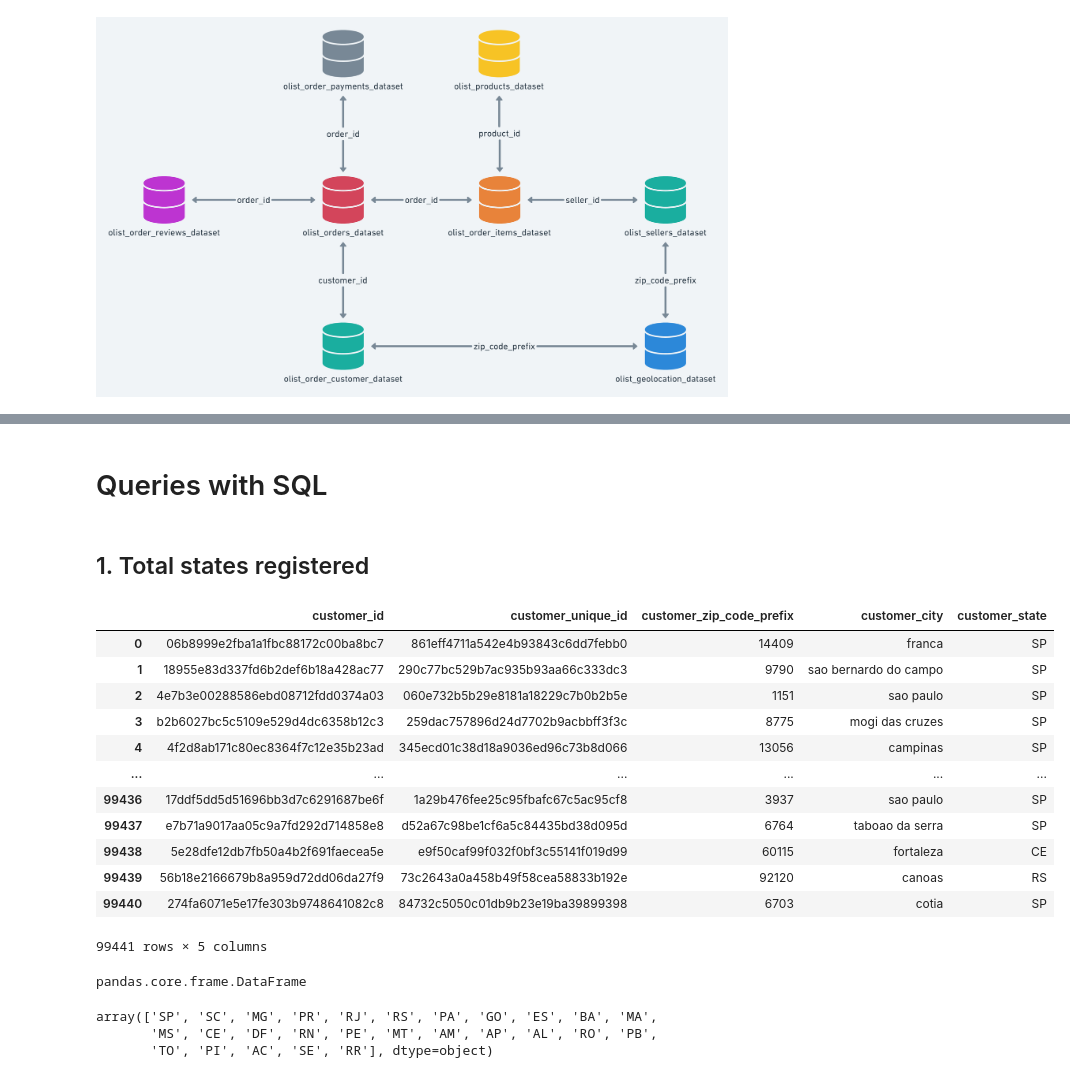
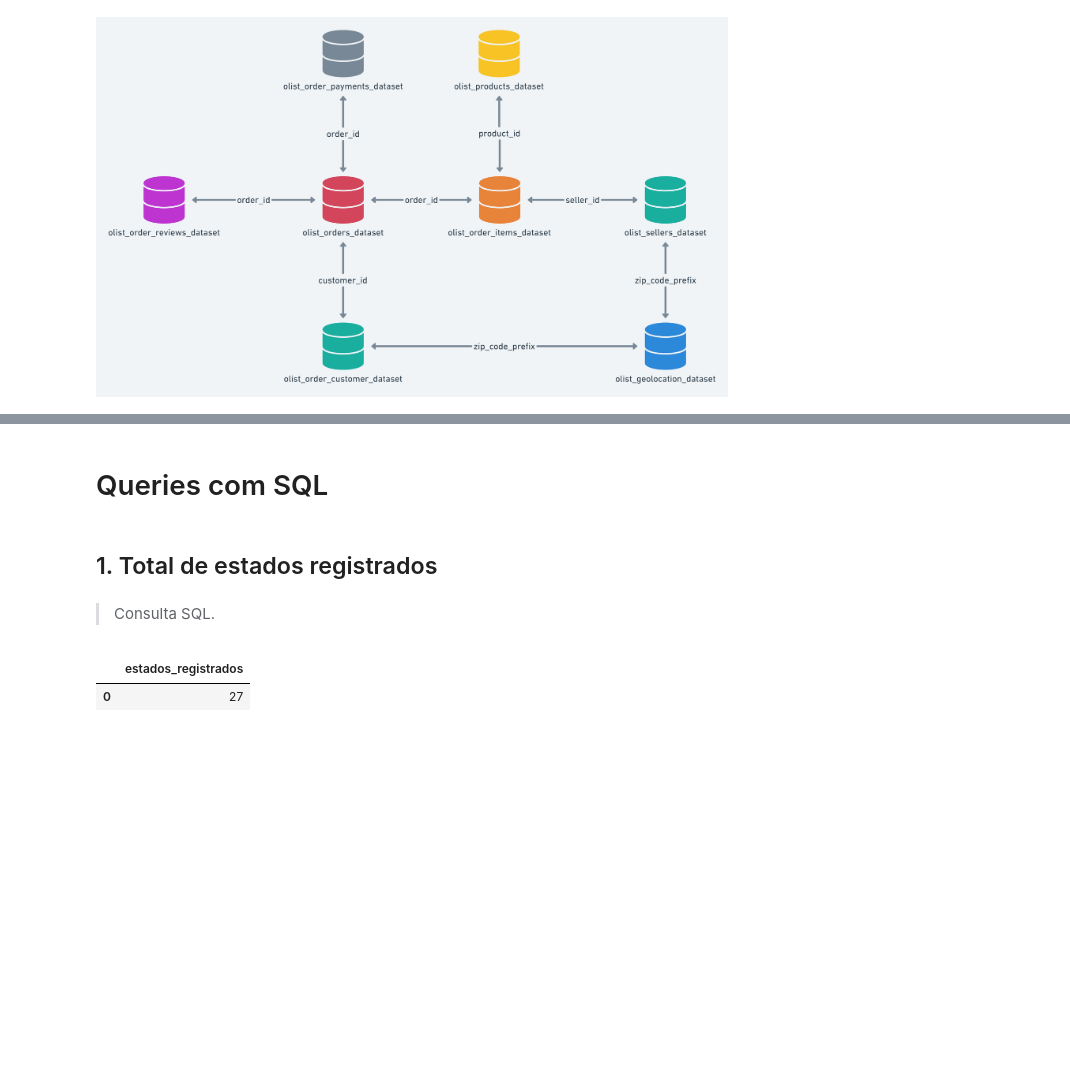
Before and after one commit to deborabmfreitas/projeto-sql, a Jupyter notebook: project.ipynb, the cells around one changed output, grey strips where cells are left out. Drawn from its saved outputs; the diff is of its cells as text; code cells hidden in the pictures; blank space fills up the shorter version.

Commit message:
queries update

```diff
--- a/project.ipynb
+++ b/project.ipynb
@@ -166,38 +166,20 @@ Image("img/MER.png")
 # %% [markdown]
-# Queries with SQL
+# Queries com SQL
 # %% [markdown]
-## 1. Total states registered
+## 1. Total de estados registrados
+# %% [markdown]
+> Consulta SQL.
 # %%
 query = """
 
-        SELECT *
-        FROM olist_customers;
+        SELECT COUNT(DISTINCT(geolocation_state)) AS estados_registrados
+
+        FROM olist_geolocation;
 
         """
 
-customers = pd.read_sql(query, con=conn)
-customers
+geolocation_state = pd.read_sql(query, con=conn)
+geolocation_state
 # %% [output]
-|  | customer_id | customer_unique_id | customer_zip_code_prefix | customer_city | customer_state |
-| 0 | 06b8999e2fba1a1fbc88172c00ba8bc7 | 861eff4711a542e4b93843c6dd7febb0 | 14409 | franca | SP |
-| 1 | 18955e83d337fd6b2def6b18a428ac77 | 290c77bc529b7ac935b93aa66c333dc3 | 9790 | sao bernardo do campo | SP |
-| 2 | 4e7b3e00288586ebd08712fdd0374a03 | 060e732b5b29e8181a18229c7b0b2b5e | 1151 | sao paulo | SP |
-| 3 | b2b6027bc5c5109e529d4dc6358b12c3 | 259dac757896d24d7702b9acbbff3f3c | 8775 | mogi das cruzes | SP |
-| 4 | 4f2d8ab171c80ec8364f7c12e35b23ad | 345ecd01c38d18a9036ed96c73b8d066 | 13056 | campinas | SP |
-| ... | ... | ... | ... | ... | ... |
-| 99436 | 17ddf5dd5d51696bb3d7c6291687be6f | 1a29b476fee25c95fbafc67c5ac95cf8 | 3937 | sao paulo | SP |
-| 99437 | e7b71a9017aa05c9a7fd292d714858e8 | d52a67c98be1cf6a5c84435bd38d095d | 6764 | taboao da serra | SP |
-| 99438 | 5e28dfe12db7fb50a4b2f691faecea5e | e9f50caf99f032f0bf3c55141f019d99 | 60115 | fortaleza | CE |
-| 99439 | 56b18e2166679b8a959d72dd06da27f9 | 73c2643a0a458b49f58cea58833b192e | 92120 | canoas | RS |
-| 99440 | 274fa6071e5e17fe303b9748641082c8 | 84732c5050c01db9b23e19ba39899398 | 6703 | cotia | SP |
+|  | estados_registrados |
+| 0 | 27 |
-99441 rows × 5 columns
-# %%
-type(customers)
-# %% [output]
-pandas.core.frame.DataFrame
-# %%
-customers['customer_state'].unique()
-# %% [output]
-array(['SP', 'SC', 'MG', 'PR', 'RJ', 'RS', 'PA', 'GO', 'ES', 'BA', 'MA',
-       'MS', 'CE', 'DF', 'RN', 'PE', 'MT', 'AM', 'AP', 'AL', 'RO', 'PB',
-       'TO', 'PI', 'AC', 'SE', 'RR'], dtype=object)
```
Also changed, not shown: parts of 27 cells of this notebook.
